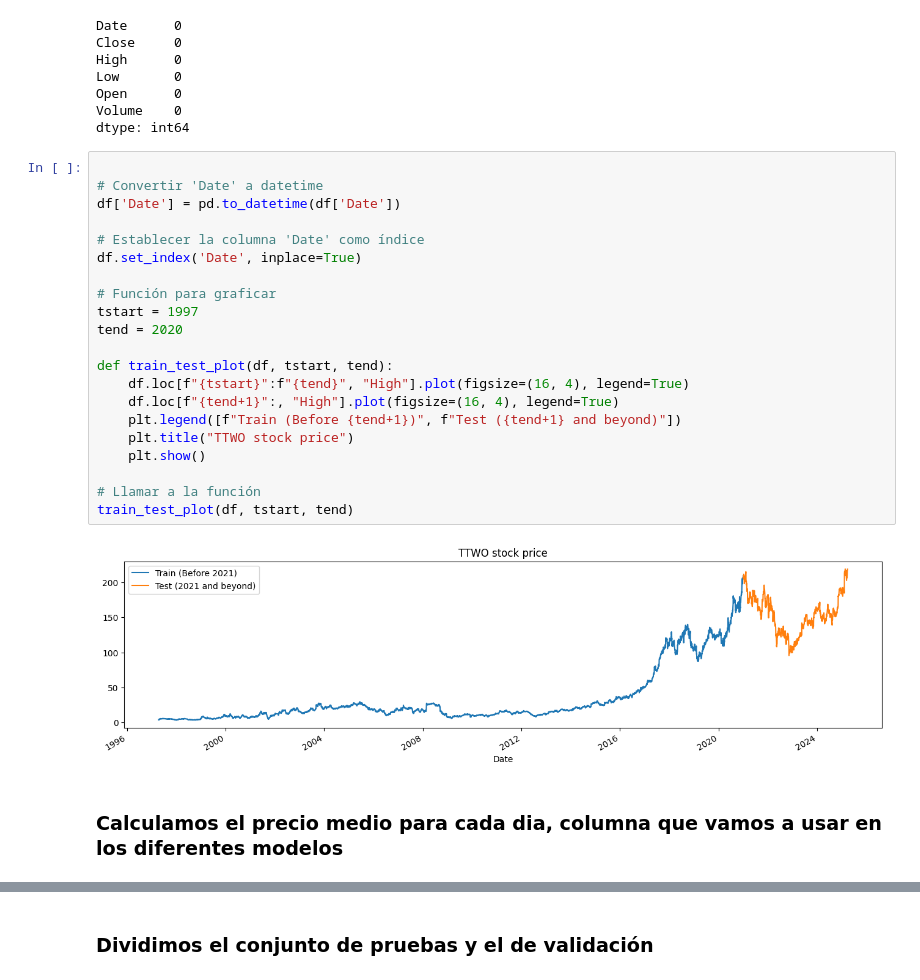
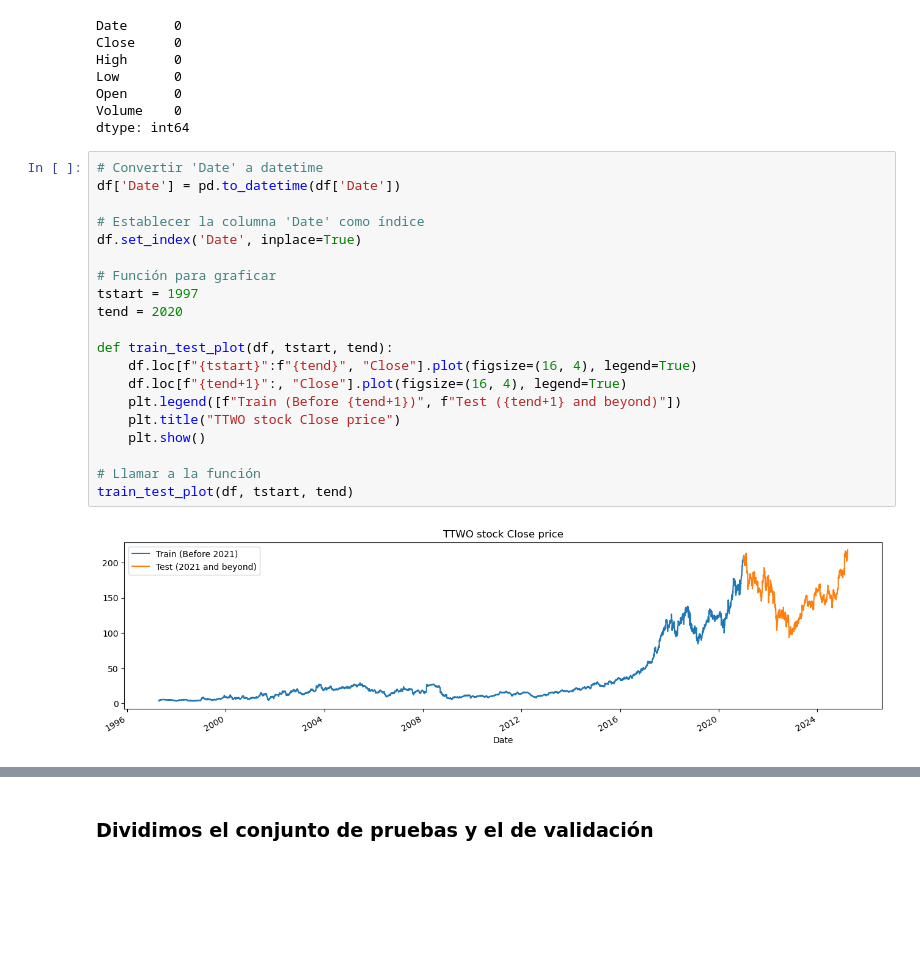
Before and after one commit to JDomingoDelgadoAlonso/RedesNeuronalesRecurrentes, a Jupyter notebook: RNN.ipynb, the cells around one changed output, grey strips where cells are left out. Saved outputs shown, nothing was run; the diff lists cells and outputs as text; blank space fills up the shorter version.

```diff
--- a/RNN.ipynb
+++ b/RNN.ipynb
@@ -75,27 +78,24 @@ Open      0
 Volume    0
 dtype: int64
 # %%
-
 # Convertir 'Date' a datetime
 df['Date'] = pd.to_datetime(df['Date'])
 
 # Establecer la columna 'Date' como índice
 df.set_index('Date', inplace=True)
 
 # Función para graficar
 tstart = 1997
 tend = 2020
 
 def train_test_plot(df, tstart, tend):
-    df.loc[f"{tstart}":f"{tend}", "High"].plot(figsize=(16, 4), legend=True)
-    df.loc[f"{tend+1}":, "High"].plot(figsize=(16, 4), legend=True)
+    df.loc[f"{tstart}":f"{tend}", "Close"].plot(figsize=(16, 4), legend=True)
+    df.loc[f"{tend+1}":, "Close"].plot(figsize=(16, 4), legend=True)
     plt.legend([f"Train (Before {tend+1})", f"Test ({tend+1} and beyond)"])
-    plt.title("TTWO stock price")
+    plt.title("TTWO stock Close price")
     plt.show()
 
 # Llamar a la función
 train_test_plot(df, tstart, tend)
 # %% [output]
-[figure, old version]
+[figure, new version]
-# %% [markdown]
-### Calculamos el precio medio para cada dia, columna que vamos a usar en los diferentes modelos
```
Also changed, not shown: parts of 24 cells of this notebook.
